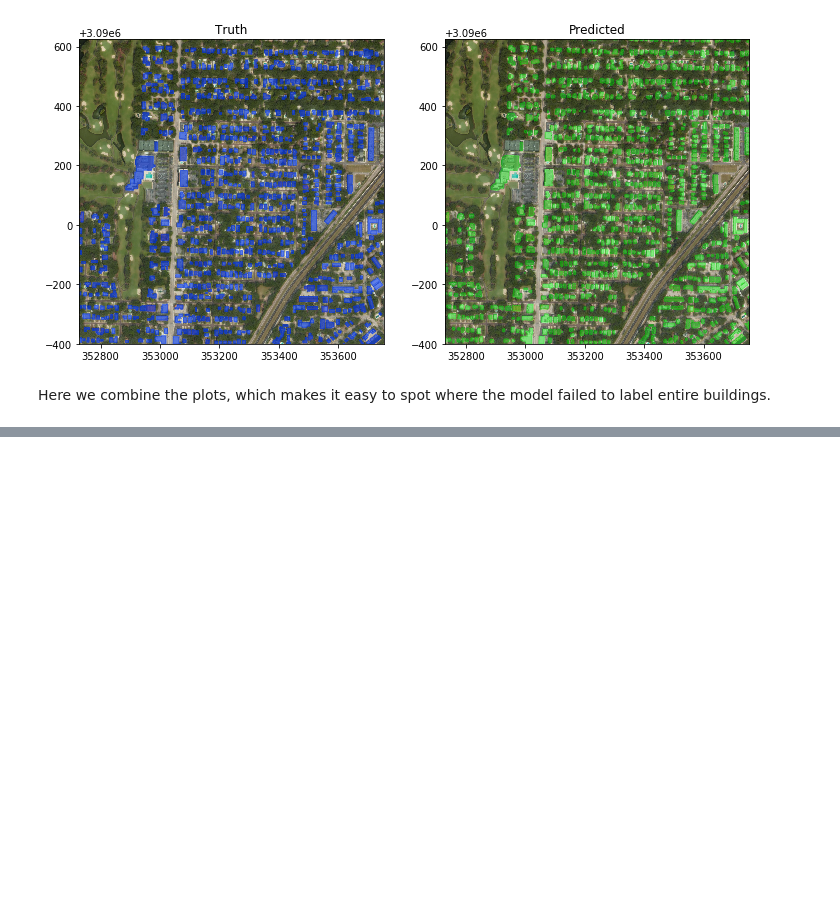
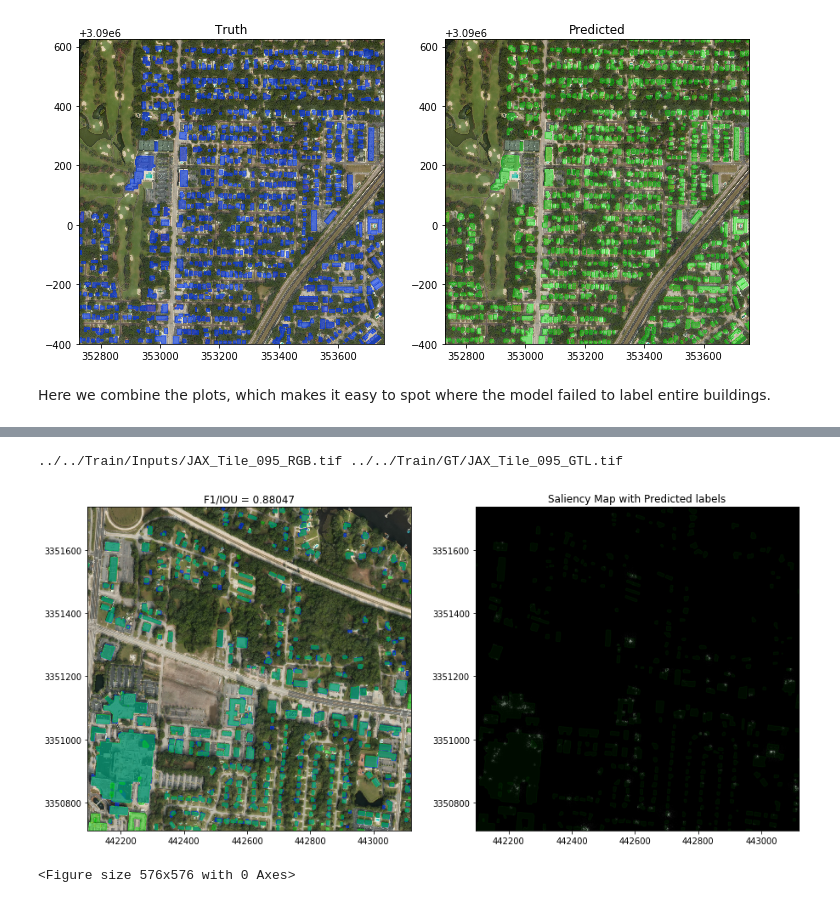
Before and after one commit to ngundotra/urban3dchallenge, a Jupyter notebook: albu/src/Polygon Vis.ipynb, the cells around one changed output, grey strips where cells are left out. Saved outputs shown, nothing was run; the diff lists cells and outputs as text; code cells hidden in the pictures; blank space fills up the shorter version.

```diff
--- a/albu/src/Polygon Vis.ipynb
+++ b/albu/src/Polygon Vis.ipynb
@@ -217,0 +158,14 @@ if not save_mem:
+# %%
+import os
+indir = '../../Train/Inputs/'
+truthdir = '../../Train/GT/'
+name = np.random.choice(os.listdir(indir))
+name = name[:-7] + 'RGB.tif'
+random_rgbf, random_lblf = indir+name, truthdir+name.replace("RGB","GTL")
+print(random_rgbf, random_lblf)
+fig, ax = plot_poly_saliency(random_rgbf, random_lblf, model)
+fig.savefig(name, dpi=150)
+# %% [output]
+../../Train/Inputs/JAX_Tile_095_RGB.tif ../../Train/GT/JAX_Tile_095_GTL.tif
+[figure, added]
+<Figure size 576x576 with 0 Axes>
```
Also changed, not shown: parts of 15 cells of this notebook, 3 other files.
